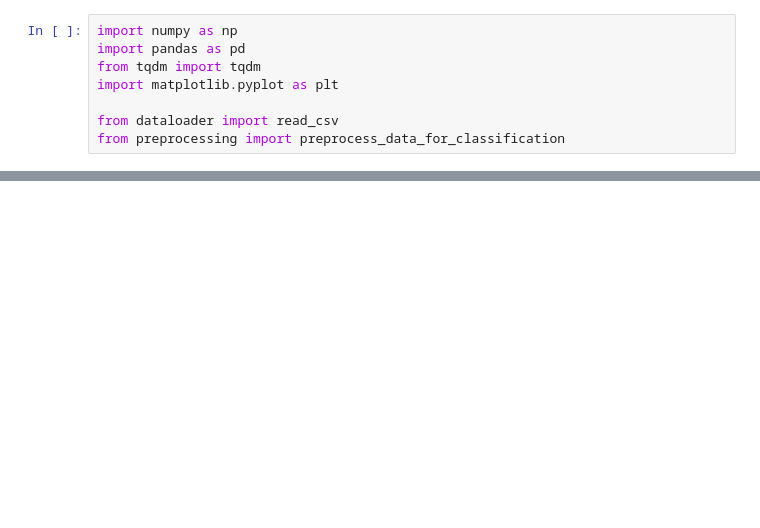
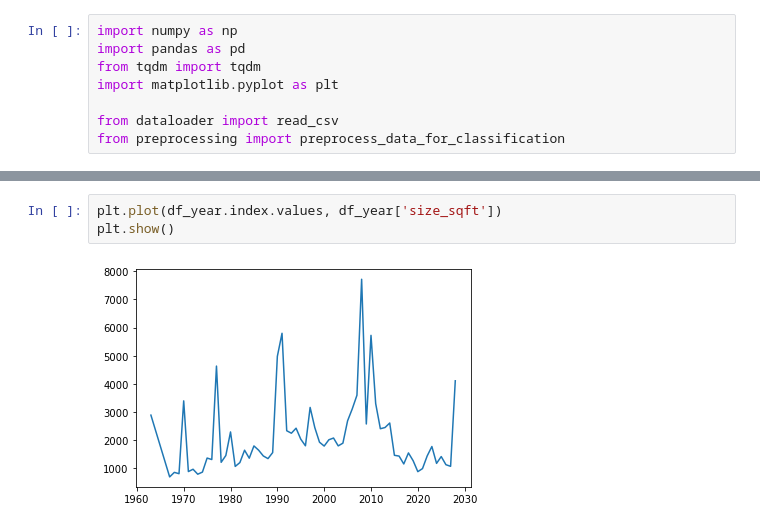
Before and after one commit to atul1696/cs5228-project, a Jupyter notebook: task3.ipynb, the cells around one changed output, grey strips where cells are left out. Drawn from its saved outputs; the diff is of its cells as text; blank space fills up the shorter version.

```diff
--- a/task3.ipynb
+++ b/task3.ipynb
@@ -31,0 +83,5 @@ plt.show()
+# %%
+plt.plot(df_year.index.values, df_year['size_sqft'])
+plt.show()
+# %% [output]
+[figure, added]
```
Also changed, not shown: parts of 10 cells of this notebook.
